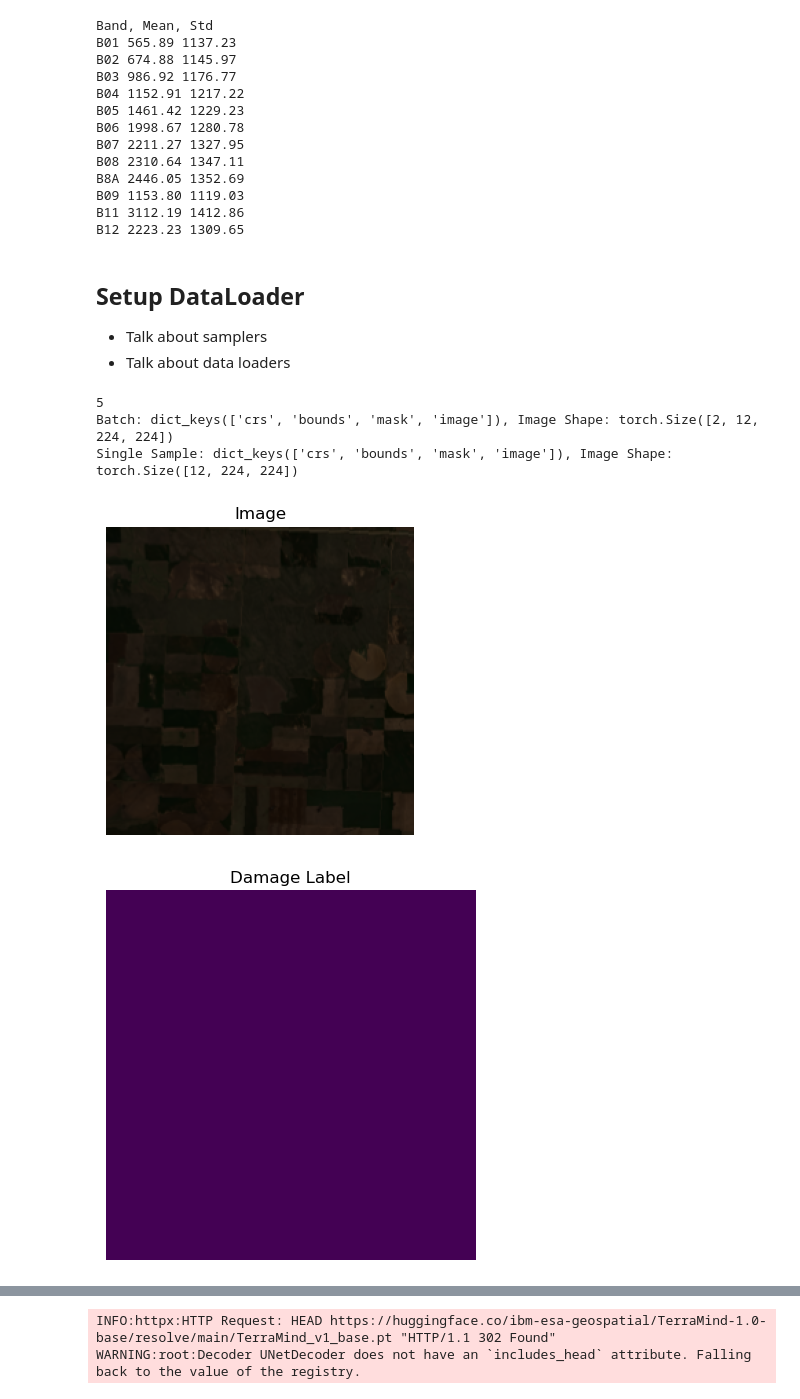
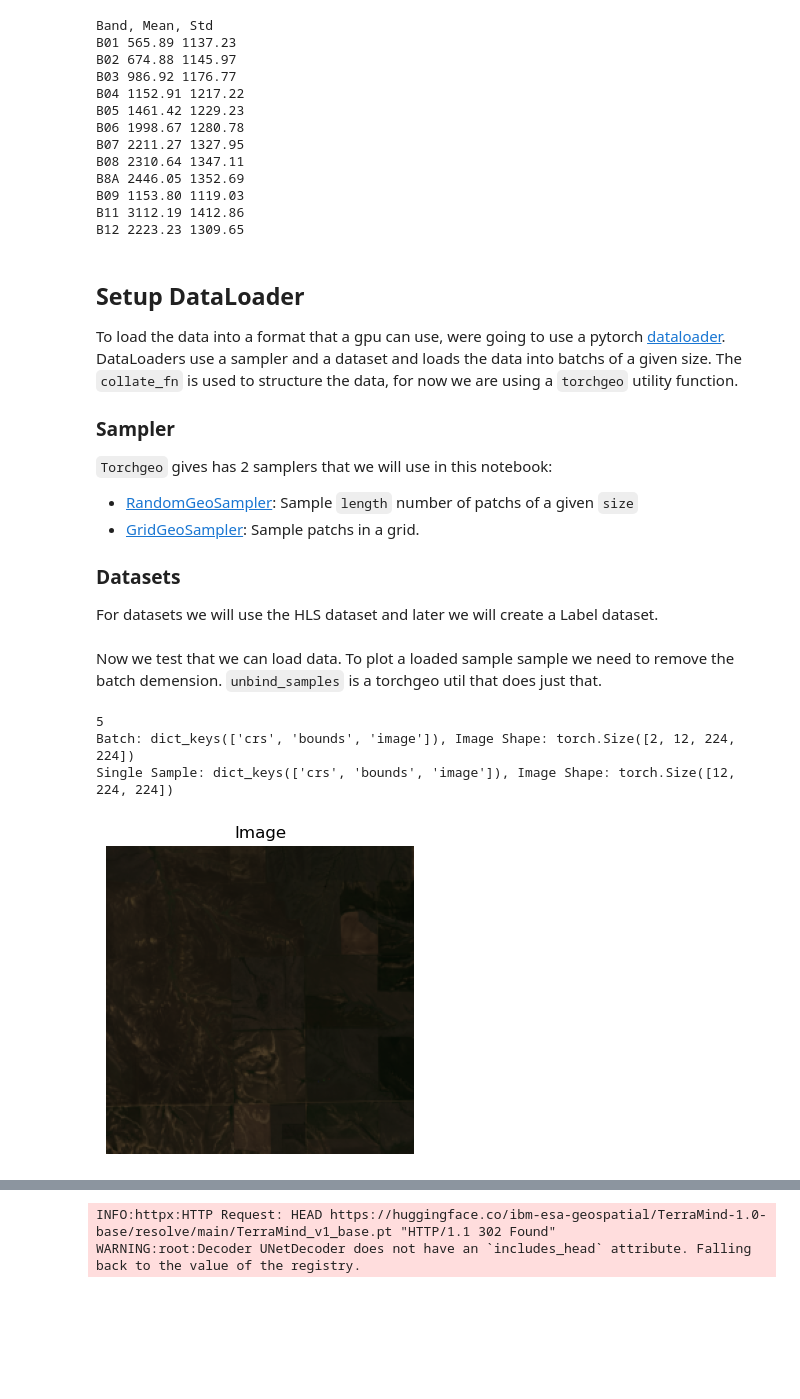
Before and after one commit to ASFHyP3/geospatial-ai-tutorials, a Jupyter notebook: severe-weather/notebooks/hwds-hls-s2-terramind-example.ipynb, the cells around one changed output, grey strips where cells are left out. Saved outputs shown, nothing was run; the diff lists cells and outputs as text; code cells hidden in the pictures; blank space fills up the shorter version.

```diff
--- a/severe-weather/notebooks/hwds-hls-s2-terramind-example.ipynb
+++ b/severe-weather/notebooks/hwds-hls-s2-terramind-example.ipynb
@@ -463,45 +481,53 @@ B8A 2446.05 1352.69
 B09 1153.80 1119.03
 B11 3112.19 1412.86
 B12 2223.23 1309.65
-# %% [markdown]
-## Setup DataLoader
-
-- Talk about samplers
-- Talk about data loaders
+# %% [markdown]
+## Setup DataLoader
+
+To load the data into a format that a gpu can use, were going to use a pytorch [dataloader](https://docs.pytorch.org/docs/stable/data.html#torch.utils.data.DataLoader). DataLoaders use a sampler and a dataset and loads the data into batchs of a given size. The `collate_fn` is used to structure the data, for now we are using a `torchgeo` utility function.
+
+### Sampler
+`Torchgeo` gives has 2 samplers that we will use in this notebook:
+- [RandomGeoSampler](https://torchgeo.readthedocs.io/en/latest/api/samplers.html#random-geo-sampler): Sample `length` number of patchs of a given `size`
+- [GridGeoSampler](https://torchgeo.readthedocs.io/en/latest/api/samplers.html#grid-geo-sampler): Sample patchs in a grid.
+
+### Datasets
+
+For datasets we will use the HLS dataset and later we will create a Label dataset.
 # %%
 patch_size = 224
-batch_size = 1
 
-label_dataset = LabelDataset(paths=label_path)
-dataset = label_dataset & hls_dataset
-
-train_sampler = RandomGeoSampler(
-    dataset,
+sampler = RandomGeoSampler(
+    hls_dataset,
     size=patch_size,
     length=10,
 )
 
 dataloader = DataLoader(
-    dataset,
-    sampler=train_sampler,
+    hls_dataset,
+    sampler=sampler,
     batch_size=2,
     collate_fn=stack_samples,
 )
+# %% [markdown]
+Now we test that we can load data. To plot a loaded sample sample we need to remove the batch demension. `unbind_samples` is a torchgeo util that does just that.
 # %%
 print(len(dataloader))
 
 for batch in dataloader:
-    print(f"Batch: {batch.keys()}, Image Shape: {batch['image'].shape}")
+    batch_shape = batch['image'].shape # [B, C, W, H]
+    print(f"Batch: {batch.keys()}, Image Shape: {batch_shape}")
 
     sample = unbind_samples(batch)[0]
-    print(f"Single Sample: {sample.keys()}, Image Shape: {sample['image'].shape}")
+    sample_shape = sample['image'].shape # [C, W, H]
+    print(f"Single Sample: {sample.keys()}, Image Shape: {sample_shape}")
 
     hls_dataset.plot(sample)
-    label_dataset.plot(sample)
+
+    # train_model(batch)
     break
 # %% [output]
 5
-Batch: dict_keys(['crs', 'bounds', 'mask', 'image']), Image Shape: torch.Size([2, 12, 224, 224])
-Single Sample: dict_keys(['crs', 'bounds', 'mask', 'image']), Image Shape: torch.Size([12, 224, 224])
+Batch: dict_keys(['crs', 'bounds', 'image']), Image Shape: torch.Size([2, 12, 224, 224])
+Single Sample: dict_keys(['crs', 'bounds', 'image']), Image Shape: torch.Size([12, 224, 224])
-[figure, old version]
+[figure, new version]
-[figure, removed]
```
Also changed, not shown: parts of 38 cells of this notebook.
